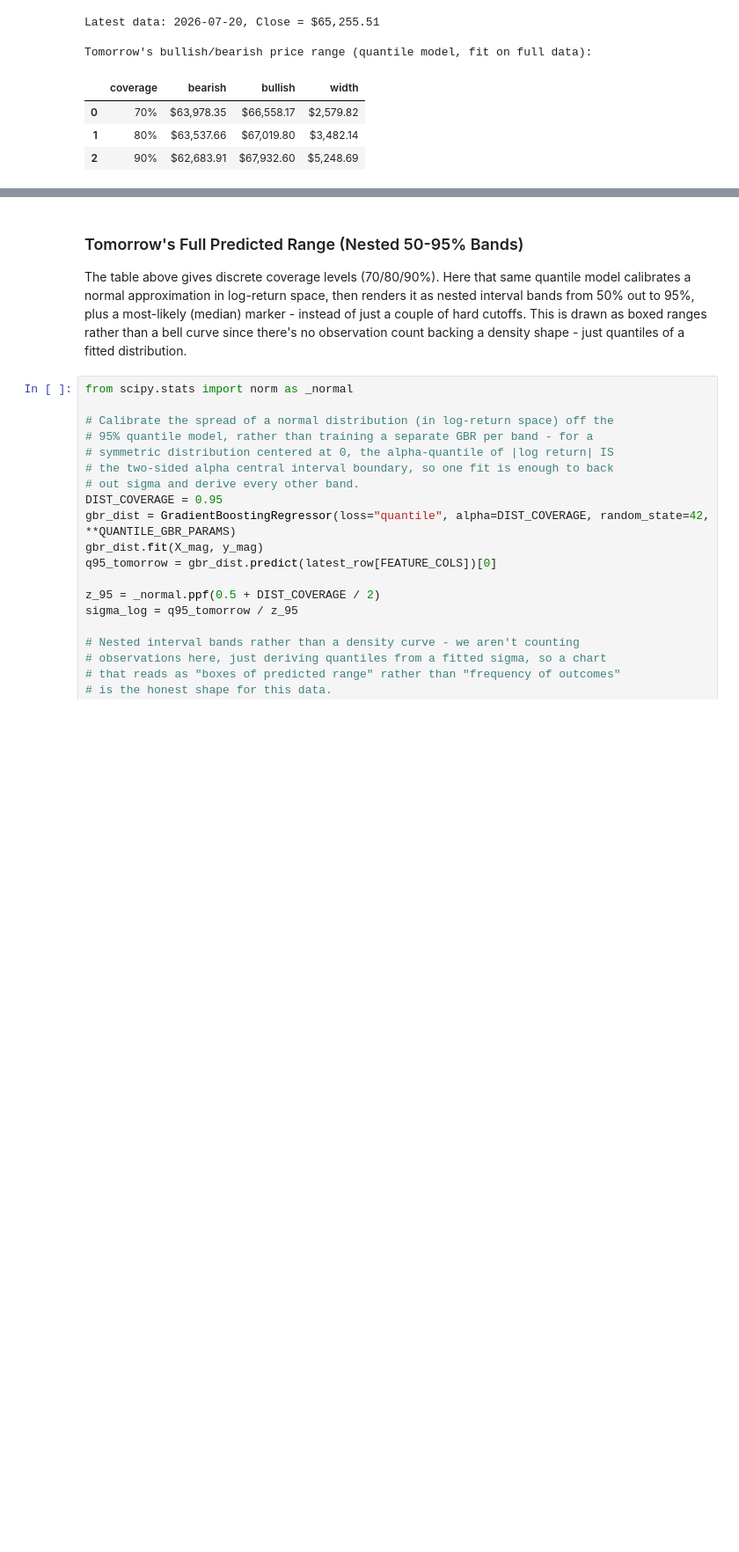
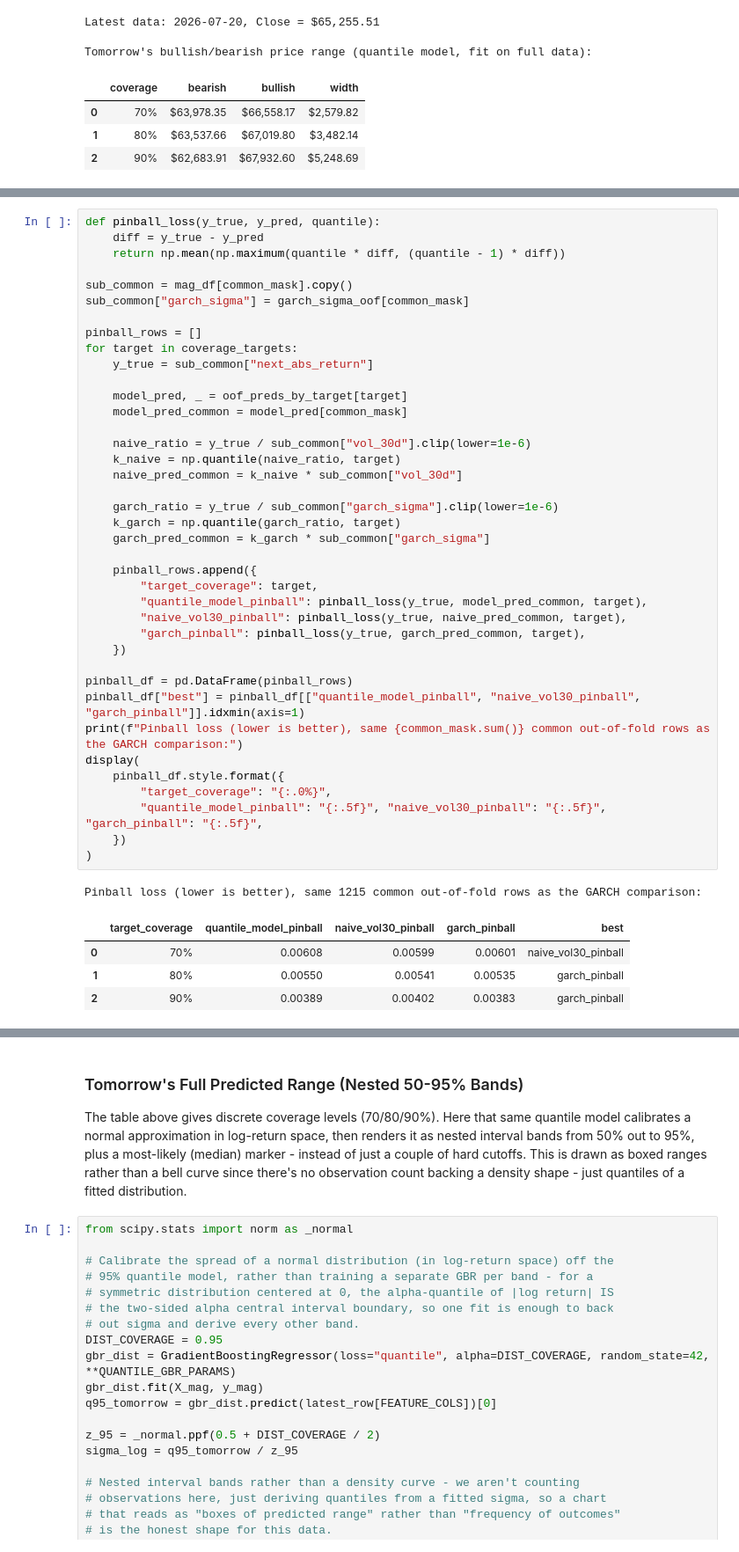
Before and after one commit to gavinhussey/internship_assignments, a Jupyter notebook: magnitude_of_move/btc_magnitude.ipynb, the cells around one changed output, grey strips where cells are left out. Shown at 88% size. Drawn from its saved outputs; the diff is of its cells as text; blank space fills up the shorter version.

```diff
--- a/magnitude_of_move/btc_magnitude.ipynb
+++ b/magnitude_of_move/btc_magnitude.ipynb
@@ -1242,0 +1363,45 @@ Tomorrow's bullish/bearish price range (quantile model, fit on full data):
+# %%
+def pinball_loss(y_true, y_pred, quantile):
+    diff = y_true - y_pred
+    return np.mean(np.maximum(quantile * diff, (quantile - 1) * diff))
+
+sub_common = mag_df[common_mask].copy()
+sub_common["garch_sigma"] = garch_sigma_oof[common_mask]
+
+pinball_rows = []
+for target in coverage_targets:
+    y_true = sub_common["next_abs_return"]
+
+    model_pred, _ = oof_preds_by_target[target]
+    model_pred_common = model_pred[common_mask]
+
+    naive_ratio = y_true / sub_common["vol_30d"].clip(lower=1e-6)
+    k_naive = np.quantile(naive_ratio, target)
+    naive_pred_common = k_naive * sub_common["vol_30d"]
+
+    garch_ratio = y_true / sub_common["garch_sigma"].clip(lower=1e-6)
+    k_garch = np.quantile(garch_ratio, target)
+    garch_pred_common = k_garch * sub_common["garch_sigma"]
+
+    pinball_rows.append({
+        "target_coverage": target,
+        "quantile_model_pinball": pinball_loss(y_true, model_pred_common, target),
+        "naive_vol30_pinball": pinball_loss(y_true, naive_pred_common, target),
+        "garch_pinball": pinball_loss(y_true, garch_pred_common, target),
+    })
+
+pinball_df = pd.DataFrame(pinball_rows)
+pinball_df["best"] = pinball_df[["quantile_model_pinball", "naive_vol30_pinball", "garch_pinball"]].idxmin(axis=1)
+print(f"Pinball loss (lower is better), same {common_mask.sum()} common out-of-fold rows as the GARCH comparison:")
+display(
+    pinball_df.style.format({
+        "target_coverage": "{:.0%}",
+        "quantile_model_pinball": "{:.5f}", "naive_vol30_pinball": "{:.5f}", "garch_pinball": "{:.5f}",
+    })
+)
+# %% [output]
+Pinball loss (lower is better), same 1215 common out-of-fold rows as the GARCH comparison:
+|  | target_coverage | quantile_model_pinball | naive_vol30_pinball | garch_pinball | best |
+| 0 | 70% | 0.00608 | 0.00599 | 0.00601 | naive_vol30_pinball |
+| 1 | 80% | 0.00550 | 0.00541 | 0.00535 | garch_pinball |
+| 2 | 90% | 0.00389 | 0.00402 | 0.00383 | garch_pinball |
```
Also changed, not shown: parts of 11 cells of this notebook.
